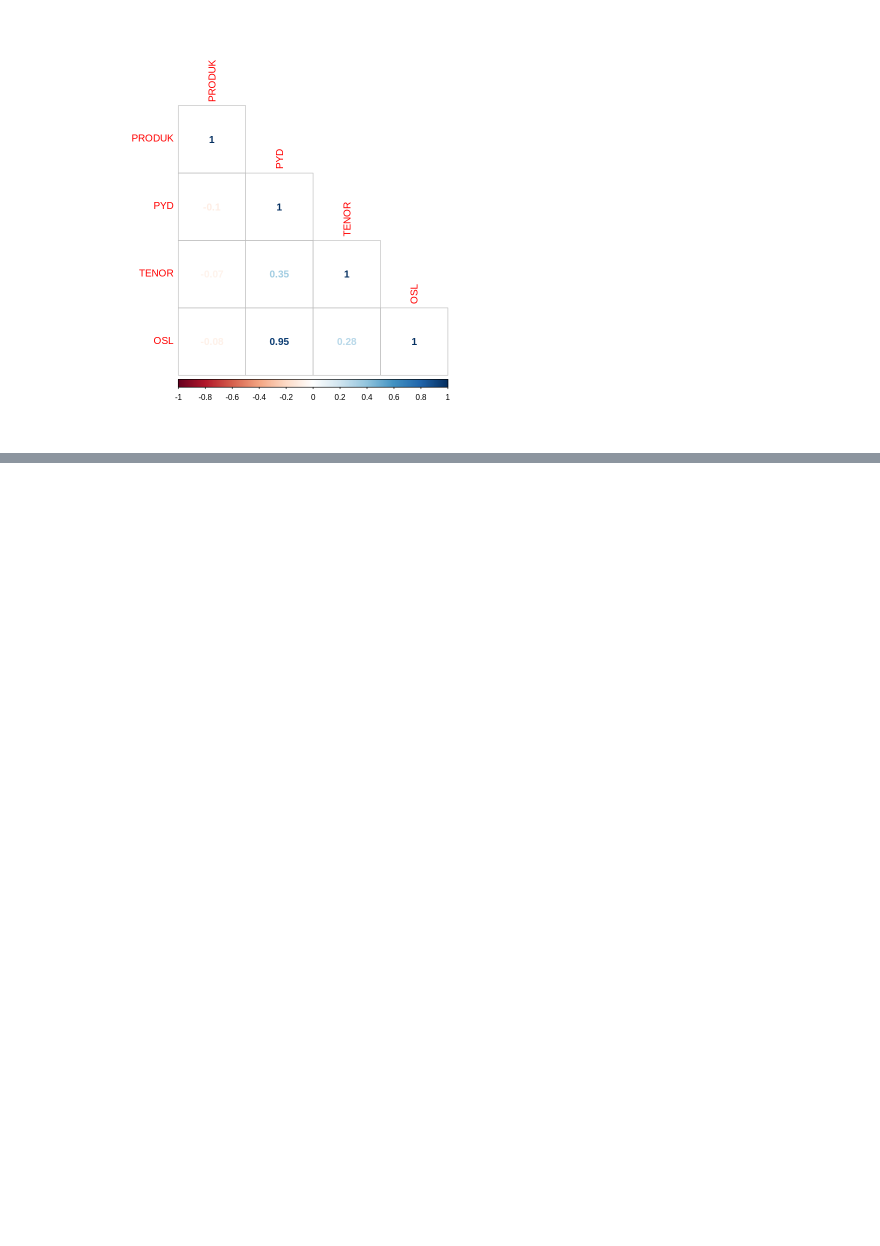
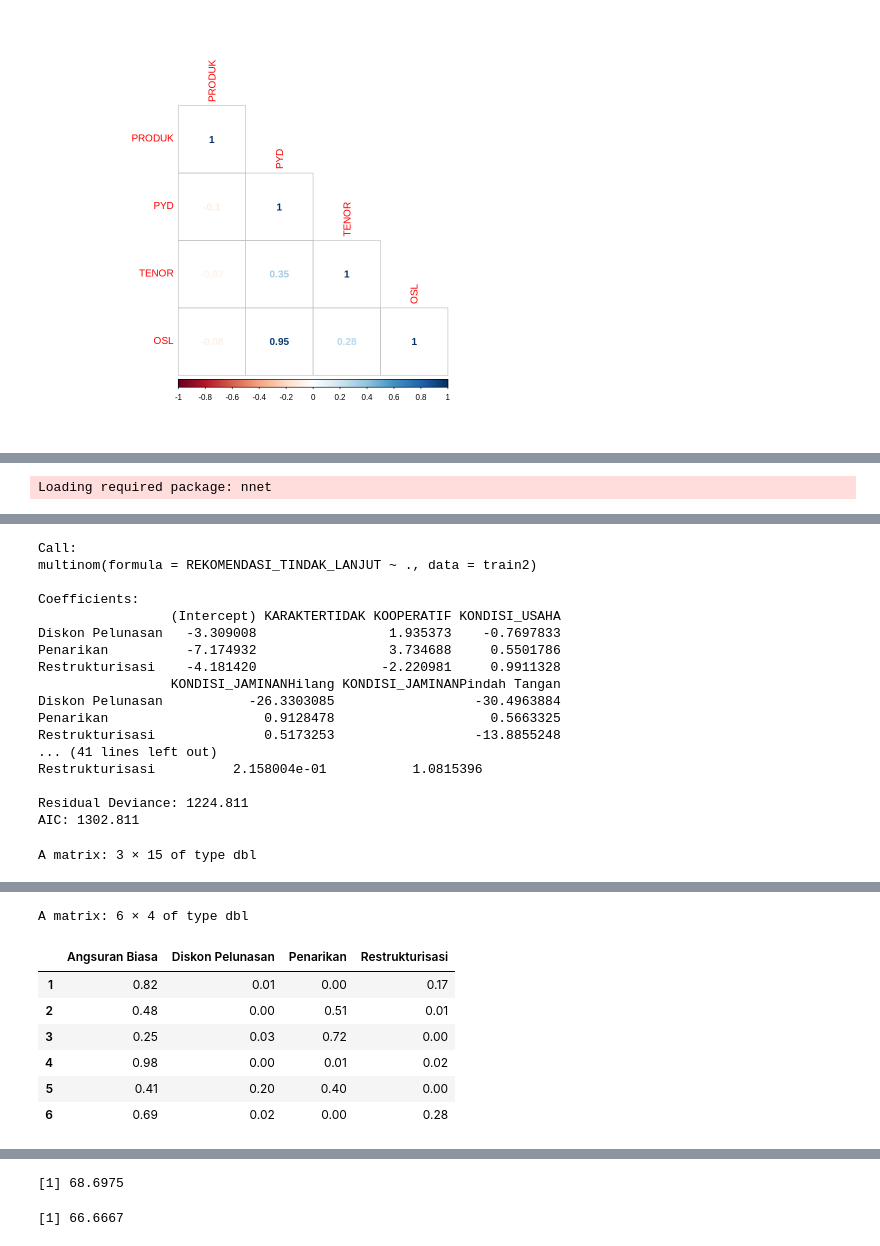
Before and after one commit to zakiyyah-ai/Analisa-Klasifikasi-Pinjaman-bagi-Nasabah, a Jupyter notebook: Klasifikasi_Pinjaman_Nasabah.ipynb, the cells around one changed output, grey strips where cells are left out. Cells and saved outputs as stored; diff of their text form; code cells hidden in the pictures; blank space fills up the shorter version.

```diff
--- a/Klasifikasi_Pinjaman_Nasabah.ipynb
+++ b/Klasifikasi_Pinjaman_Nasabah.ipynb
@@ -109,0 +129,48 @@ ERROR: ignored
+# %%
+data_select_new = data_select
+data_select_new$KEWAJIBAN = scale(data_select_new$KEWAJIBAN)[,1]
+data_select_new$OSL = scale(data_select_new$OSL)[,1]
+data_select_new$KEWAJIBAN = cut(data_select_new$KEWAJIBAN, breaks = c(-0.354107,5,15,30))
+data_select_new$KEWAJIBAN = as.factor(data_select_new$KEWAJIBAN)
+data_select_new$OSL = cut(data_select_new$OSL, breaks = c(-0.60383,3,10,15))
+data_select_new$OSL = as.factor(data_select_new$OSL)
+data_select_new = na.omit(data_select_new)
+# %%
+library(caret)
+
+index = createDataPartition(data_select_new$REKOMENDASI_TINDAK_LANJUT, p = .95, list = FALSE)
+train = data_select_new[index, ]
+test = data_select_new[-index, ]
+# %%
+train2 = train
+# Setting the reference
+train2$REKOMENDASI_TINDAK_LANJUT = relevel(train2$REKOMENDASI_TINDAK_LANJUT, ref = "Angsuran Biasa")
+#training the model
+require(nnet)
+# Training the multinomial model
+multinom_model = multinom(REKOMENDASI_TINDAK_LANJUT ~ ., data = train2)
+
+
+# Checking the model
+summary(multinom_model)
+#converting the coefficients to odds by taking the exponential of the coefficients.
+exp(coef(multinom_model))
+head(round(fitted(multinom_model), 2))
+# Predicting the values for train dataset
+train2$ClassPredicted = predict(multinom_model, newdata = train2, "class")
+train_prob = predict(multinom_model, newdata = train2, "probs")
+df = train_prob
+df$max=apply(df,1, max)
+train2$score = df$max
+test_prob = predict(multinom_model, newdata = test, "probs")
+df2 = test_prob
+df2$max=apply(df2,1, max)
+# Building classification table
+tab_train = table(train2$REKOMENDASI_TINDAK_LANJUT, train2$ClassPredicted)
+round((sum(diag(tab_train))/sum(tab_train))*100,4)
+test$ClassPredicted = predict(multinom_model, newdata = test, "class")
+test$score = df2$max
+tab_test = table(test$REKOMENDASI_TINDAK_LANJUT, test$ClassPredicted)
+round((sum(diag(tab_test))/sum(tab_test))*100,4)
+# %% [output]
+Loading required package: nnet
@@ -109,0 +189,18 @@ ERROR: ignored
+Call:
+multinom(formula = REKOMENDASI_TINDAK_LANJUT ~ ., data = train2)
+
+Coefficients:
+                 (Intercept) KARAKTERTIDAK KOOPERATIF KONDISI_USAHA
+Diskon Pelunasan   -3.309008                 1.935373    -0.7697833
+Penarikan          -7.174932                 3.734688     0.5501786
+Restrukturisasi    -4.181420                -2.220981     0.9911328
+                 KONDISI_JAMINANHilang KONDISI_JAMINANPindah Tangan
+Diskon Pelunasan           -26.3303085                  -30.4963884
+Penarikan                    0.9128478                    0.5663325
+Restrukturisasi              0.5173253                  -13.8855248
+... (41 lines left out)
+Restrukturisasi          2.158004e-01           1.0815396
+
+Residual Deviance: 1224.811
+AIC: 1302.811
+A matrix: 3 × 15 of type dbl
@@ -109,0 +211,8 @@ ERROR: ignored
+A matrix: 6 × 4 of type dbl
+|  | Angsuran Biasa | Diskon Pelunasan | Penarikan | Restrukturisasi |
+| 1 | 0.82 | 0.01 | 0.00 | 0.17 |
+| 2 | 0.48 | 0.00 | 0.51 | 0.01 |
+| 3 | 0.25 | 0.03 | 0.72 | 0.00 |
+| 4 | 0.98 | 0.00 | 0.01 | 0.02 |
+| 5 | 0.41 | 0.20 | 0.40 | 0.00 |
+| 6 | 0.69 | 0.02 | 0.00 | 0.28 |
@@ -109,0 +223,2 @@ ERROR: ignored
+[1] 68.6975
+[1] 66.6667
```
Also changed, not shown: parts of 3 cells of this notebook.
